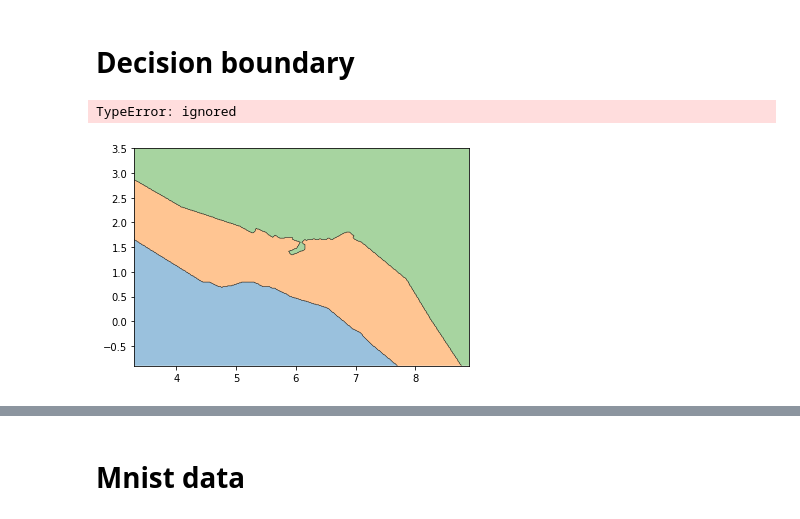
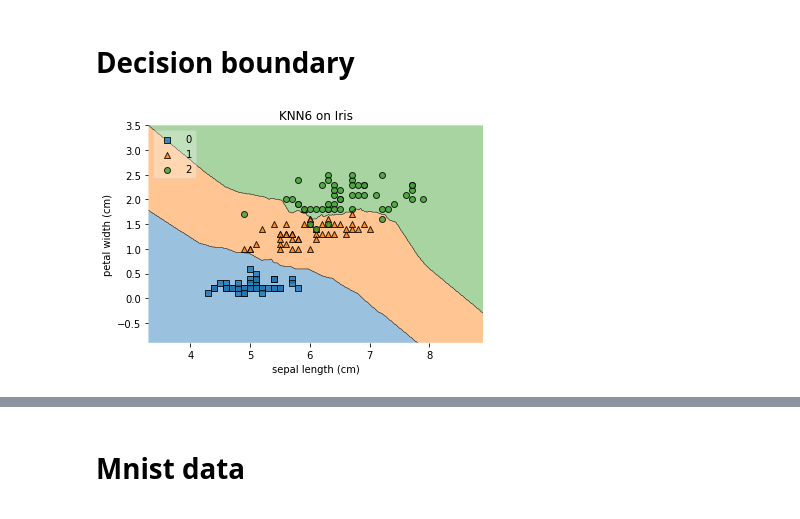
Before and after one commit to Hyup98/DL14, a Jupyter notebook: notebook/lecture_3.ipynb, the cells around one changed output, grey strips where cells are left out. Saved outputs shown, nothing was run; the diff lists cells and outputs as text; code cells hidden in the pictures.

```diff
--- a/notebook/lecture_3.ipynb
+++ b/notebook/lecture_3.ipynb
@@ -66,29 +102,28 @@ setosa
 # %%
 ############################################################
 # Decision boundary
 # from mlxtend.plotting import plot_decision_regions
 ############################################################
 from mlxtend.plotting import plot_decision_regions
 import matplotlib.pyplot as plt
 # Plotting decision regions of two features
 ft_names = iris.feature_names
 two_feature_idx = [0,3]
 X2 = iris.data[:, two_feature_idx]
 y2 = iris.target
 X_train,X_test,y_train,y_test = train_test_split(X2,y2,test_size=0.2,random_state=4)
 
-knn2 = KNeighborsClassifier(n_neighbors=3)
+knn2 = KNeighborsClassifier(n_neighbors=6)
 knn2.fit(X_train, y_train)
 
 plot_decision_regions(X=X2, y=y2, clf=knn2, legend=2)
 # Adding axes annotations
 plt.xlabel(ft_names[two_feature_idx[0]])
 plt.ylabel(ft_names[two_feature_idx[1]])
-plt.title('KNN3 on Iris')
+plt.title('KNN6 on Iris')
 plt.show()
 # %% [output]
-TypeError: ignored
-[figure, old version]
+[figure, new version]
 # %%
 ########################################################
 # SVM
```
Also changed, not shown: parts of 16 cells of this notebook.
